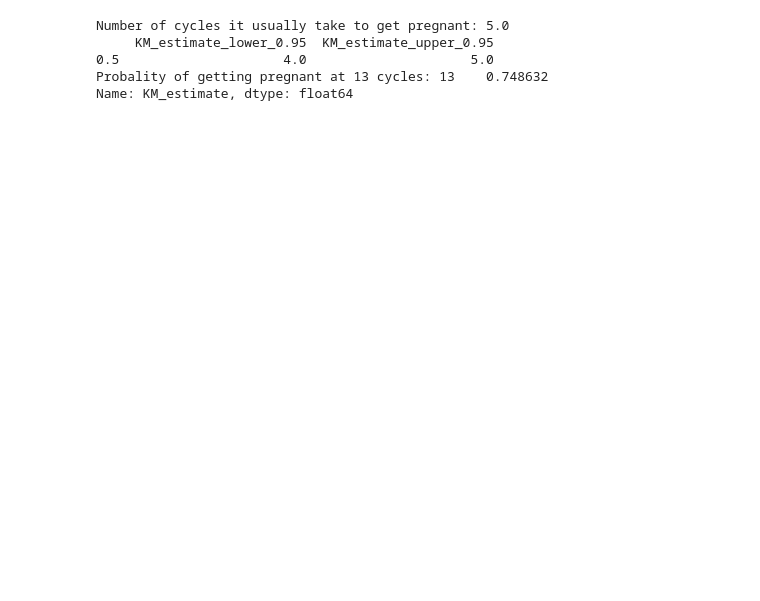
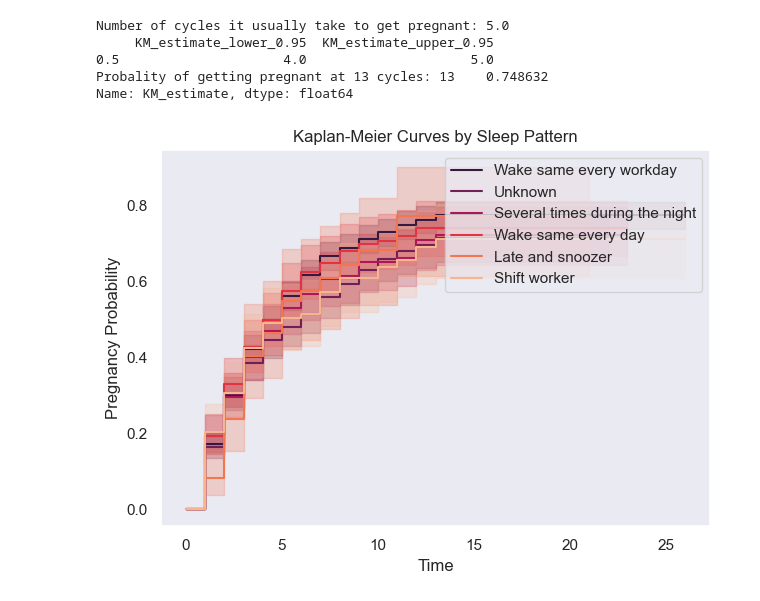
Before and after one commit to smuralidhar13/nat_cyc, a Jupyter notebook: assignment_smuralidhar.ipynb, the cells around one changed output. Cells and saved outputs as stored; diff of their text form; code cells hidden in the pictures; blank space fills up the shorter version.

```diff
--- a/assignment_smuralidhar.ipynb
+++ b/assignment_smuralidhar.ipynb
@@ -153,3 +208,30 @@ Number of cycles it usually take to get pregnant: 5.0
 0.5                     4.0                     5.0
 Probality of getting pregnant at 13 cycles: 13    0.748632
 Name: KM_estimate, dtype: float64
+# %%
+## Stratified Kaplan-Meier with sleep pattern, regular cycle, been_pregnant_before & education.
+def plot_curve_by_sleep(df):
+    sleep_pattern_unique = data_df["sleeping_pattern"].unique()
+    fig_data = []
+    for sleep in sleep_pattern_unique:
+        data_df_brand = data_df.loc[data_df["sleeping_pattern"] == sleep]
+        km = KaplanMeierFitter()
+        km.fit(
+            durations=data_df_brand["n_cycles_trying"],
+            event_observed=data_df_brand["outcome"],
+        )
+        #km.plot(label=sleep)
+        ax = km.plot_cumulative_density(label=sleep)
+
+    plt.title('Kaplan-Meier Curves by Sleep Pattern')
+    plt.xlabel('Time')
+    plt.ylabel('Pregnancy Probability')
+    plt.grid(False)  # Add grid lines
+    plt.legend(loc='upper right')  # Show legend
+    plt.tight_layout()  # Adjust layout
+    plt.show()
+
+
+plot_curve_by_sleep(data_df)
+# %% [output]
+[figure, added]
```
Also changed, not shown: parts of 29 cells of this notebook, 5 other files.
